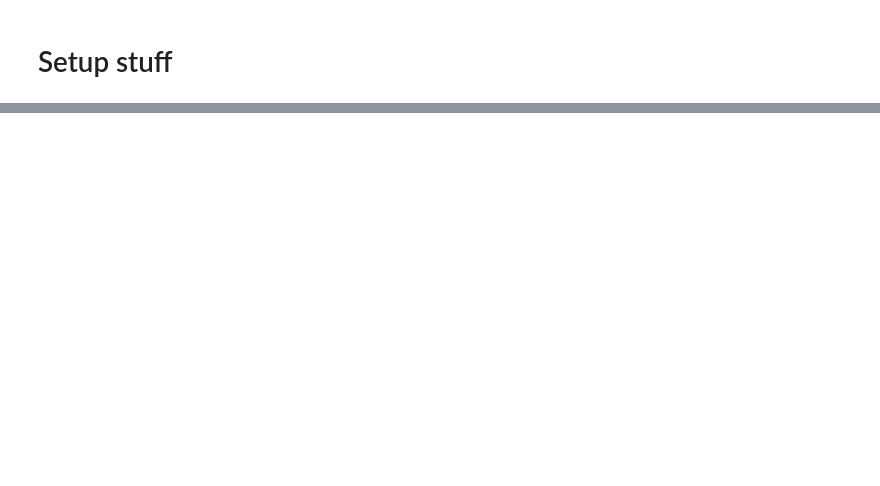
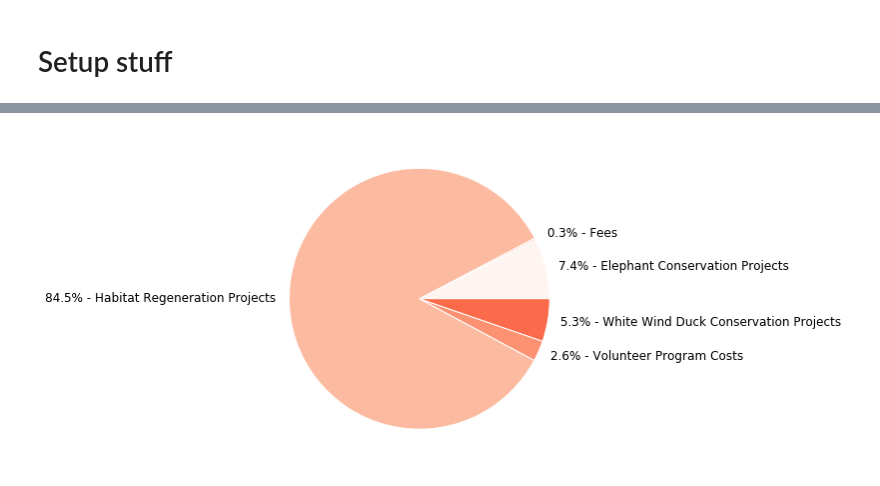
Before and after one commit to cooperoelrichs/Treasurer, a Jupyter notebook: notebooks/stuff.ipynb, the cells around one changed output, grey strips where cells are left out. Cells and saved outputs as stored; diff of their text form; code cells hidden in the pictures; blank space fills up the shorter version.

```diff
--- a/notebooks/stuff.ipynb
+++ b/notebooks/stuff.ipynb
@@ -165,0 +55,89 @@ Summary by Project Code: financial year starting 2017 and Bangalow account only
+# %%
+project_groups = {
+    'Expenses': {
+        'Administration-Expense': 'Fees',
+        'Administrative-Expense': 'Fees',
+        'Bank-Transfer-Expense': 'Fees',
+        'ALeRT-Tour-Donation': 'Volunteer Program Costs',
+        'SCU-Tour-Payments': 'Volunteer Program Costs',
+        'General-Tour': 'Volunteer Program Costs',
+        'Friends-of-the-National-Park-Foundation': 'Orangutan Conservation Projects',
+        'Gunung-Palung-National-Park': 'Orangutan Conservation Projects',
+        'Orangutan-Green-Projects': 'Orangutan Conservation Projects',
+        'Yayasan-Orangutan-Sumatra-Lestari': 'Orangutan Conservation Projects',
+        'Susukan-Baru-Project': 'Habitat Regeneration Projects',
+        'Way-Kambas-National-Park-Firefighting-Project': 'Habitat Regeneration Projects',
+        'Way-Kambas-National-Park-Reforestation-Project': 'Habitat Regeneration Projects',
+        'Tour-Expense-Cash-Withdrawal': 'Eco-Tours Expenses',
+        'International-Park-Tours': 'Eco-Tours Expenses',
+        'Way-Kambas-National-Park-General': 'Other Projects',
+        'Recurring-Sponsorships': 'Other Projects',
+        'Way-Kambas-National-Park-Elephant-Project': 'Elephant Conservation Projects',
+        'Way-Kambas-National-Park-WWD-Project': 'White Wind Duck Conservation Projects',
+        'Payment for Tshirts': 'Volunteer Program Costs',
+        'Initial-Balance': 'ERRORS',
+        'Transfer-Error': 'ERRORS',
+        'General-Donation': 'ERRORS',
+        'General-Donation-via-PayPal': 'ERRORS',
+        'SCU-Fundraising': 'ERRORS',
+        'Volunteer-Tour-Donation': 'ERRORS',
+        'Transfer-to-the-Bali-Account': 'ERRORS',
+        np.nan: 'ERRORS',
+    },
+    'Income': {
+        'Initial-Balance': 'Balance',
+        'Balance': 'Balance',
+        'Donation-from-Taronga': 'Grants',
+        'Susukan-Baru-Project': 'Grants',
+        'General-Donation-via-Planet-Funder': 'Volunteer Program Income',
+        'SCU-Fundraising': 'Volunteer Program Income',
+        'SCU-Tour-Payments': 'Volunteer Program Income',
+        'Orangutan-Green-Projects': 'Orangutan Conservation Campaign',
+        'Way-Kambas-National-Park-Elephant-Project': 'Elephant Conservation Campaign',
+        'Way-Kambas-National-Park-WWD-Project': 'White Wind Duck Conservation Campaign',
+        'General-Tour': 'Eco-Tours Income',
+        'International-Park-Tours': 'Eco-Tours Income',
+        'Steppes-Travel-Tour': 'Eco-Tours Income',
+        'Volunteer-Tour-Donation': 'Eco-Tours Income',
+        'Donation-for-Tigers': 'Public Donations',
+        'General-Donation': 'Public Donations',
+        'General-Donation-via-PayPal': 'Public Donations',
+        'Recurring-Sponsorships': 'Public Donations',
+        'Way-Kambas-National-Park-Reforestation-Project': 'Habitat Regeneration Campaign',
+        'Way-Kambas-National-Park-General': 'Other Projects',
+        'Yayasan-Orangutan-Sumatra-Lestari': 'Orangutan Conservation Projects',
+        'Administration-Expense': 'ERRORS',
+        'Bank-Transfer-Expense': 'ERRORS',
+        'Tour-Expense-Cash-Withdrawal': 'ERRORS',
+        'Transfer-to-the-Bali-Account': 'ERRORS',
+        np.nan: 'ERRORS',
+    },
+}
+
+sort_order = {
+    'Expenses': (
+        'Eco-Tours Expenses',
+        'Elephant Conservation Projects',
+        'Fees',
+        'Habitat Regeneration Projects',
+        'Volunteer Program Costs',
+        'White Wind Duck Conservation Projects',
+    ),
+    'Income': (
+        'Eco-Tours Income',
+        'Habitat Regeneration Campaign',
+        'Public Donations',
+        'Volunteer Program Income',
+        'White Wind Duck Conservation Campaign',
+    )
+}
+
+SummaryTools.test_for_missing_groups(full, project_groups)
+summaries = SummaryTools.pretty_summary(full, project_groups, 2018)
+for i, s in summaries:
+    # s = s.reindex(sort_order[i])
+    SummaryTools.pie_chart(s.to_frame(), i)
+    s['Total'] = s.sum()
+    display(HTML(s.to_frame().to_html(formatters={i: lambda x: '{:,.0f}'.format(x)})))
+    # print(s.reindex(sort_order[i]))
+# %% [output]
@@ -165,0 +158 @@ Summary by Project Code: financial year starting 2017 and Bangalow account only
+[figure, added]
```
Also changed, not shown: parts of 10 cells of this notebook.
